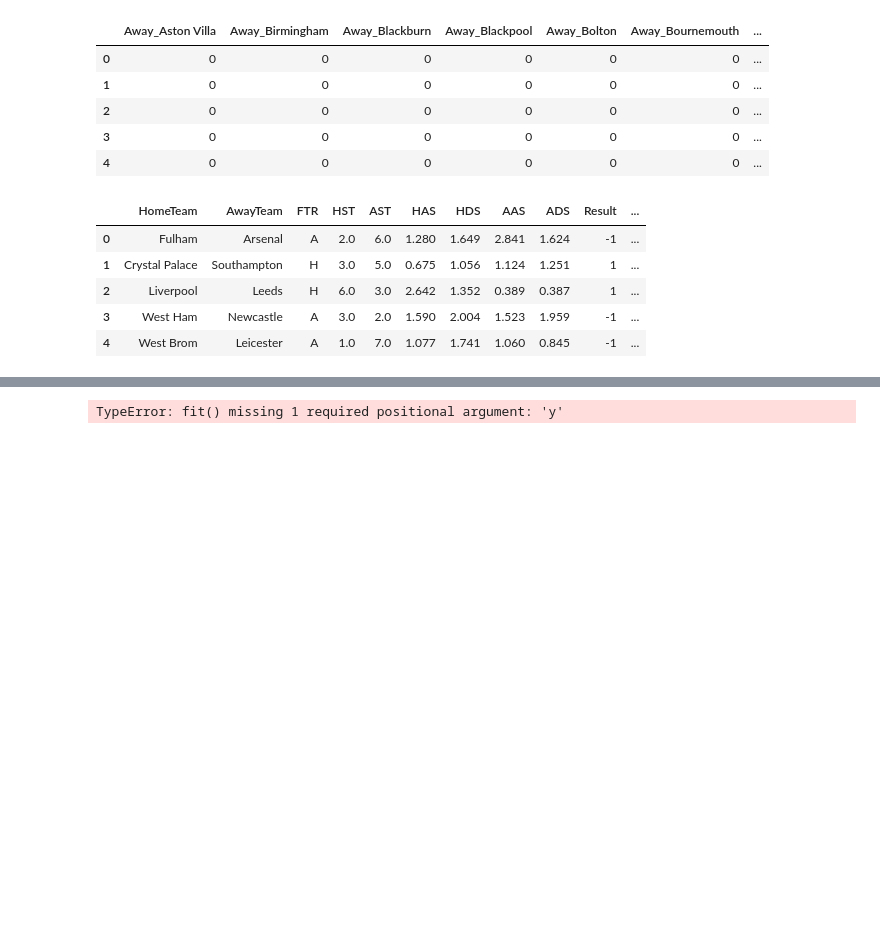
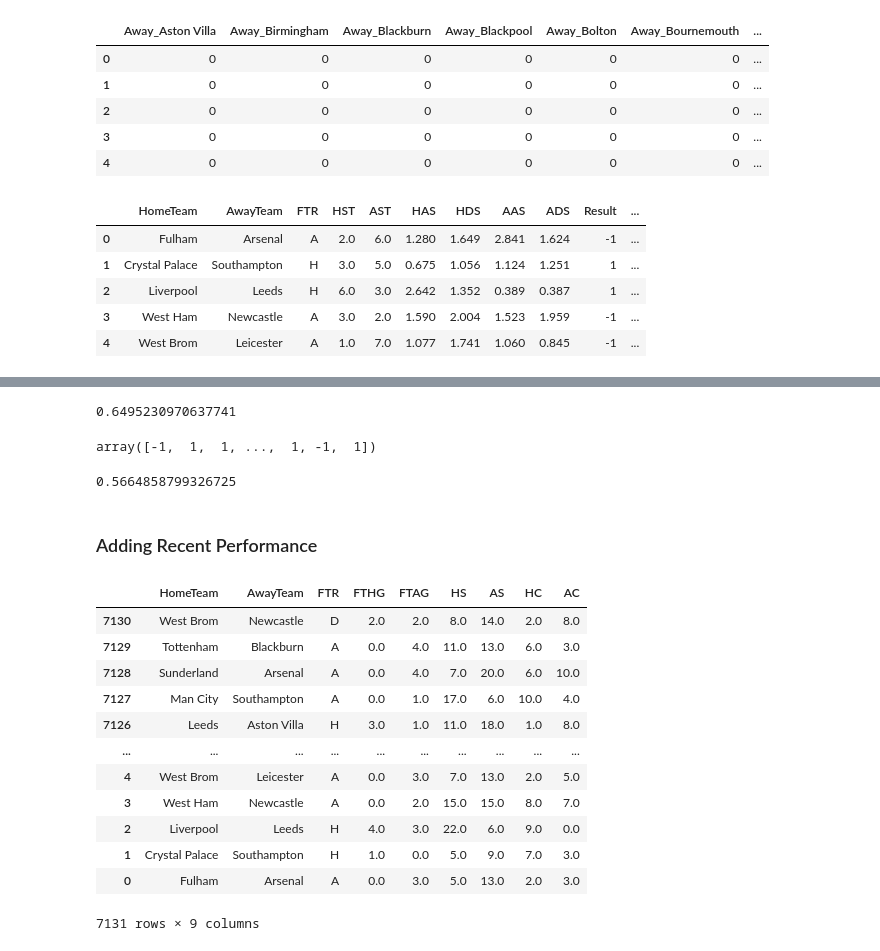
Before and after one commit to saylibhavsar/Football-Data-Analysis, a Jupyter notebook: Web Scraping - Football Analysis.ipynb, the cells around one changed output, grey strips where cells are left out. Drawn from its saved outputs; the diff is of its cells as text; code cells hidden in the pictures; blank space fills up the shorter version.

```diff
--- a/Web Scraping - Football Analysis.ipynb
+++ b/Web Scraping - Football Analysis.ipynb
@@ -384,0 +421,16 @@ from sklearn.ensemble import RandomForestRegressor as RF
+# %%
+accuracy_score(y_pred2,y_train)
+# %% [output]
+0.6495230970637741
+# %%
+model3 =  LinearSVC()
+y_pred3 = model3.fit(X_train, y_train).predict(X_train)
+y_pred3
+# %% [output]
+array([-1,  1,  1, ...,  1, -1,  1])
+# %%
+accuracy_score(y_pred3,y_train)
+# %% [output]
+0.5664858799326725
+# %% [markdown]
+### Adding Recent Performance
@@ -385,5 +440,20 @@ from sklearn.ensemble import RandomForestRegressor as RF
 # %%
-model=RF.fit(X_train,y_train)
-y_prediction=model.predict(X_test)
+#sorting in ascending order to add recent performance measures at the top
+
+feat_table = df_new.sort_index(ascending=False)
+feat_table = feat_table[['HomeTeam','AwayTeam','FTR','FTHG','FTAG','HS','AS','HC','AC']]
+feat_table
 # %% [output]
+|  | HomeTeam | AwayTeam | FTR | FTHG | FTAG | HS | AS | HC | AC |
+| 7130 | West Brom | Newcastle | D | 2.0 | 2.0 | 8.0 | 14.0 | 2.0 | 8.0 |
+| 7129 | Tottenham | Blackburn | A | 0.0 | 4.0 | 11.0 | 13.0 | 6.0 | 3.0 |
+| 7128 | Sunderland | Arsenal | A | 0.0 | 4.0 | 7.0 | 20.0 | 6.0 | 10.0 |
+| 7127 | Man City | Southampton | A | 0.0 | 1.0 | 17.0 | 6.0 | 10.0 | 4.0 |
+| 7126 | Leeds | Aston Villa | H | 3.0 | 1.0 | 11.0 | 18.0 | 1.0 | 8.0 |
+| ... | ... | ... | ... | ... | ... | ... | ... | ... | ... |
+| 4 | West Brom | Leicester | A | 0.0 | 3.0 | 7.0 | 13.0 | 2.0 | 5.0 |
+| 3 | West Ham | Newcastle | A | 0.0 | 2.0 | 15.0 | 15.0 | 8.0 | 7.0 |
+| 2 | Liverpool | Leeds | H | 4.0 | 3.0 | 22.0 | 6.0 | 9.0 | 0.0 |
+| 1 | Crystal Palace | Southampton | H | 1.0 | 0.0 | 5.0 | 9.0 | 7.0 | 3.0 |
+| 0 | Fulham | Arsenal | A | 0.0 | 3.0 | 5.0 | 13.0 | 2.0 | 3.0 |
-TypeError: fit() missing 1 required positional argument: 'y'
+7131 rows × 9 columns
```
Also changed, not shown: parts of 12 cells of this notebook.
